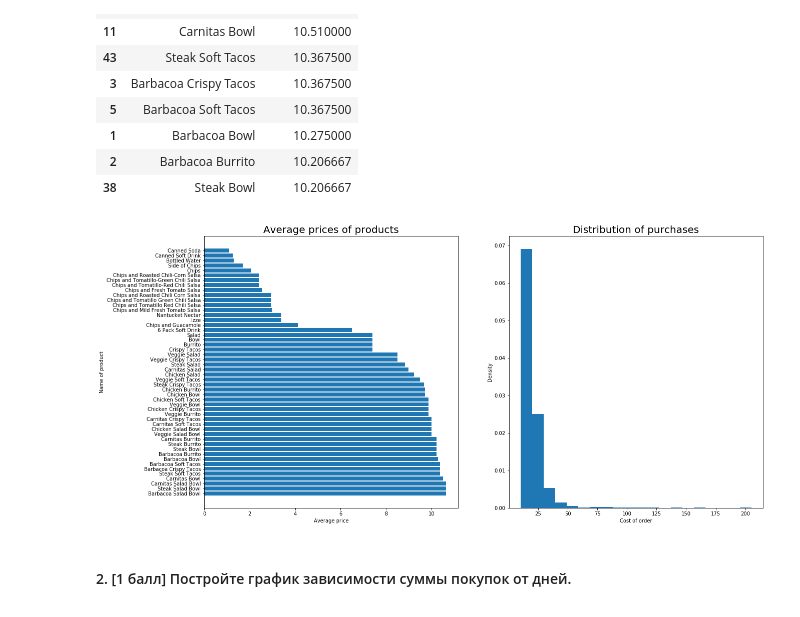
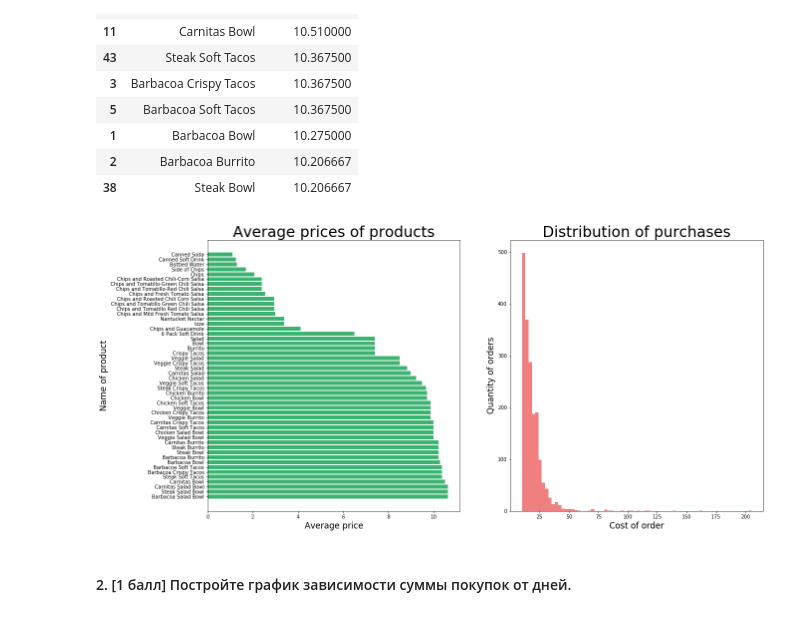
Before and after one commit to hse-mlearn/ha-01-IvanPomidor, a Jupyter notebook: homework-practice-01.ipynb, the cells around one changed output. Drawn from its saved outputs; the diff is of its cells as text; code cells hidden in the pictures.

```diff
--- a/homework-practice-01.ipynb
+++ b/homework-practice-01.ipynb
@@ -383,22 +383,24 @@ items_av_p.head(10)
 # %%
 y = items_av_p['item_name'].values
 x = items_av_p['price_per_unit'].values
 
 fig, (ax1, ax2) = plt.subplots(1, 2)
-ax1.barh(y, x)
-ax1.set_title('Average prices of products', fontsize=20)
-ax1.set(xlabel='Average price', ylabel='Name of product')
+ax1.barh(y, x, color='mediumseagreen')
+ax1.set_title('Average prices of products', fontsize=30)
+ax1.set_xlabel('Average price', fontsize=17)
+ax1.set_ylabel('Name of product', fontsize=17)
 
-ax2.hist(orders['price'].values, bins=20, density=True)
-ax2.set_title('Distribution of purchases', fontsize=20)
-ax2.set(xlabel='Cost of order', ylabel='Density')
+ax2.hist(orders['price'].values, bins=70, density=False, color='lightcoral')
+ax2.set_title('Distribution of purchases', fontsize=30)
+ax2.set_xlabel('Cost of order', fontsize=17)
+ax2.set_ylabel('Quantity of orders', fontsize=17)
 
 fig.set_figwidth(20)
 fig.set_figheight(10)
 
 plt.show()
 # %% [output]
-[figure, old version]
+[figure, new version]
 # %% [markdown]
 #### 2. [1 балл] Постройте график зависимости суммы покупок от дней.
 # %%
```
Also changed, not shown: parts of 6 cells of this notebook.
